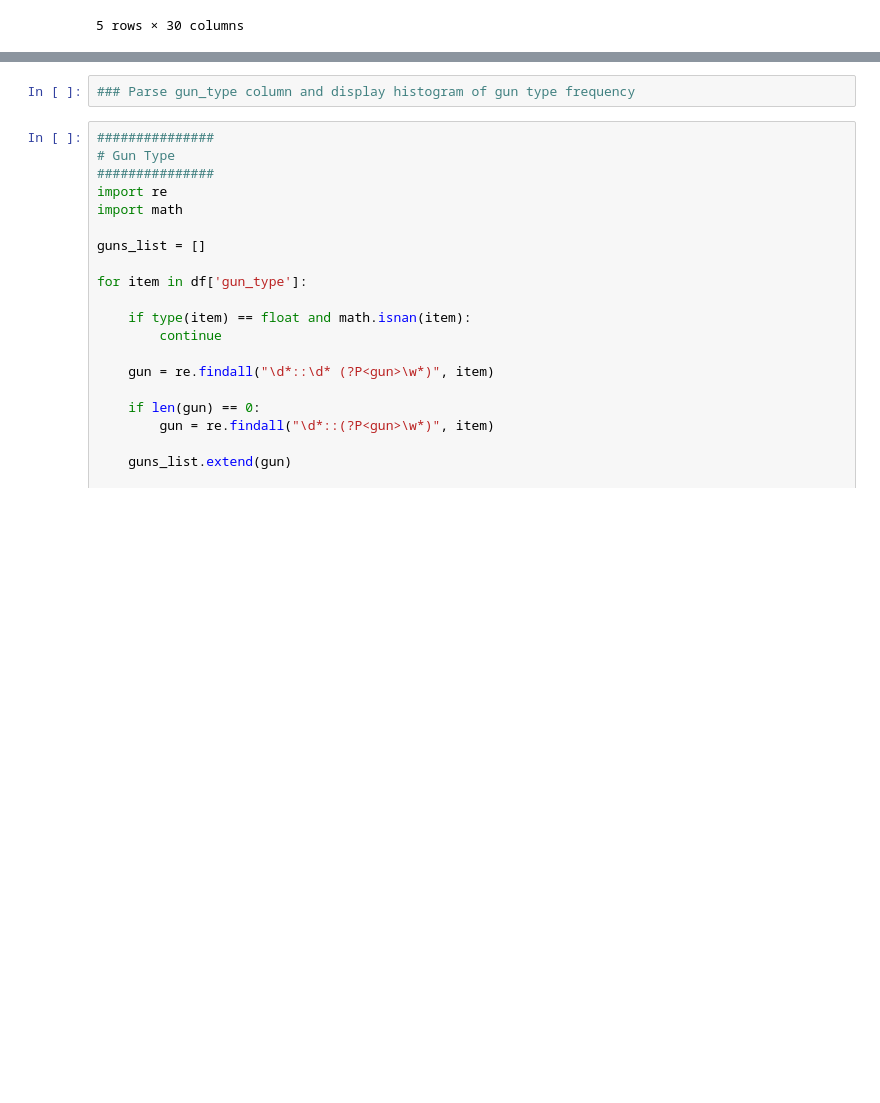
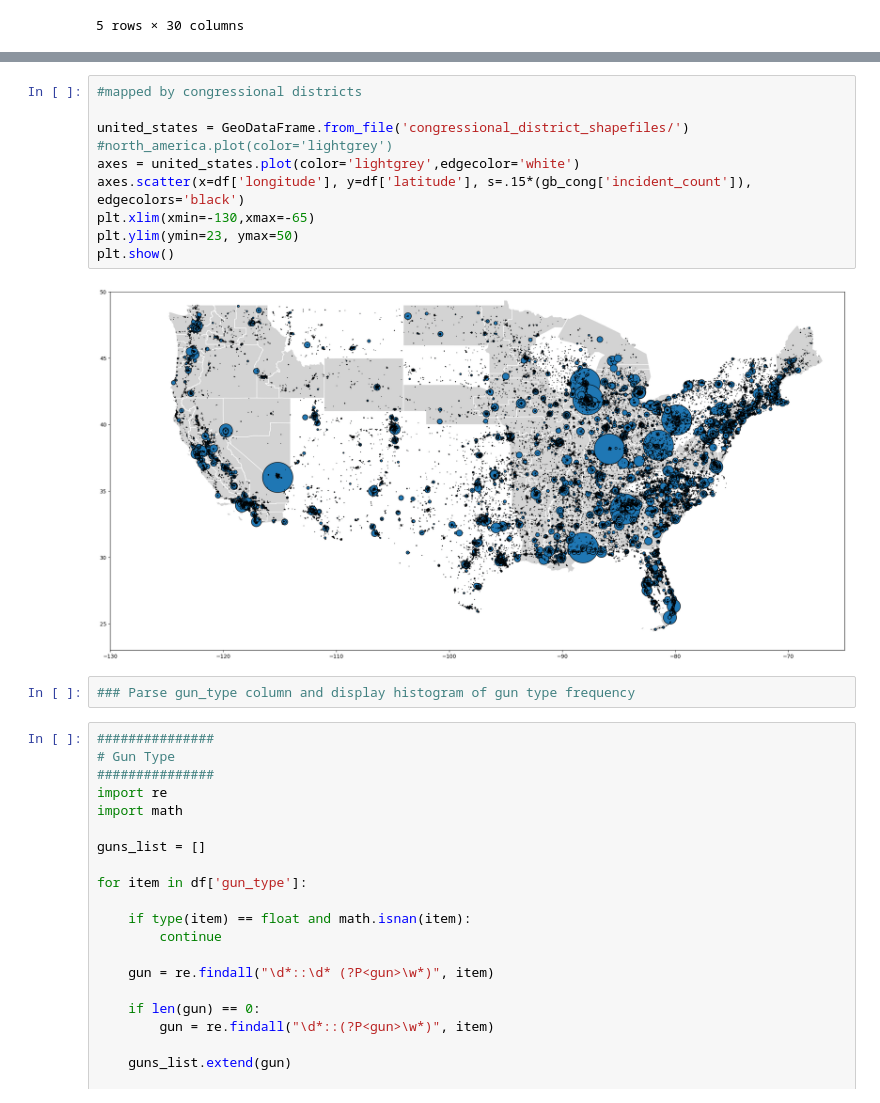
Before and after one commit to vivianndo/ads508_gunviolence, a Jupyter notebook: project.ipynb, the cells around one changed output, grey strips where cells are left out. Drawn from its saved outputs; the diff is of its cells as text; blank space fills up the shorter version.

Commit message:
mapping by congressional district

```diff
--- a/project.ipynb
+++ b/project.ipynb
@@ -409,3 +421,15 @@ plt.show()
+# %%
+#mapped by congressional districts
+
+united_states = GeoDataFrame.from_file('congressional_district_shapefiles/')
+#north_america.plot(color='lightgrey')
+axes = united_states.plot(color='lightgrey',edgecolor='white')
+axes.scatter(x=df['longitude'], y=df['latitude'], s=.15*(gb_cong['incident_count']), edgecolors='black')
+plt.xlim(xmin=-130,xmax=-65)
+plt.ylim(ymin=23, ymax=50)
+plt.show()
+# %% [output]
+[figure, added]
 # %%
 ### Parse gun_type column and display histogram of gun type frequency
 # %%
```
Also changed, not shown: parts of 3 cells of this notebook.
